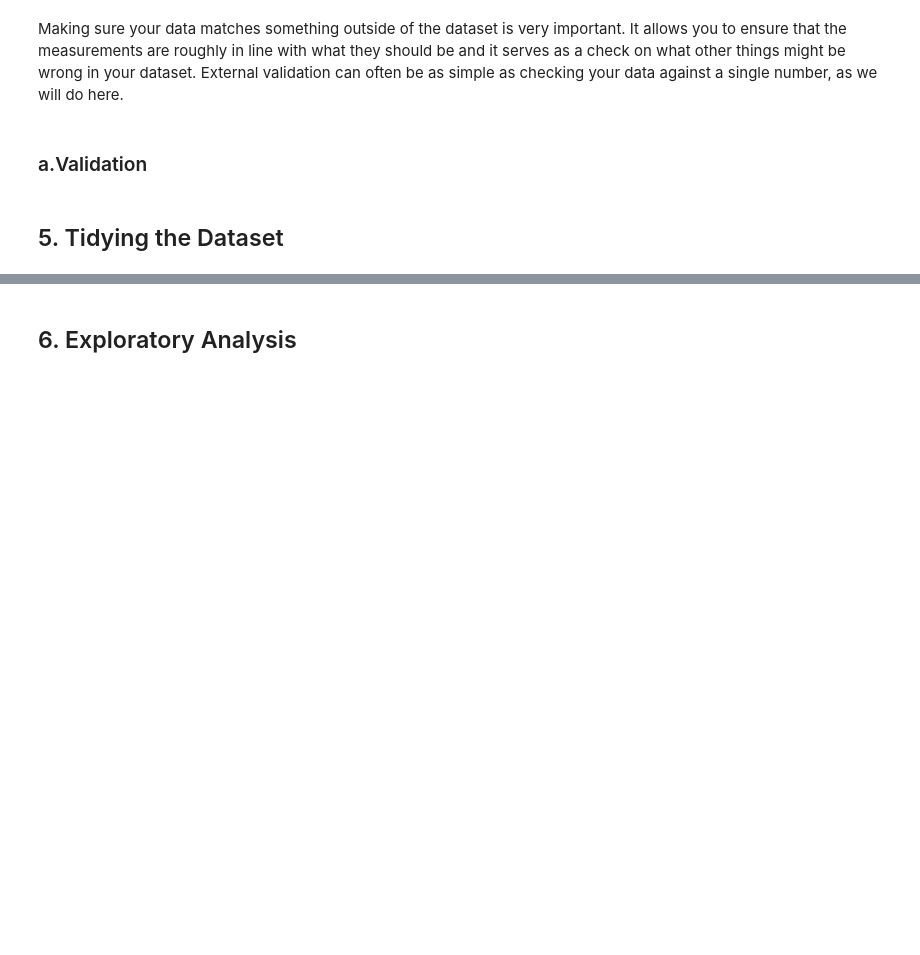
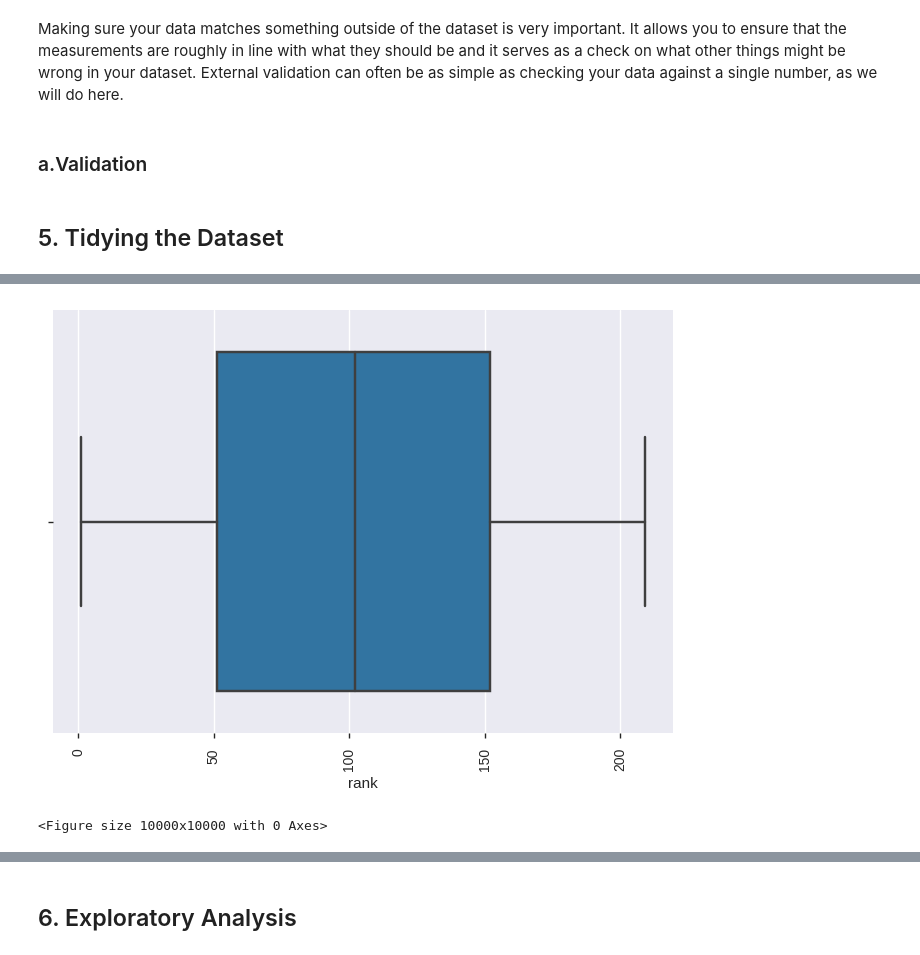
Before and after one commit to StephanieO-jpg/Fifa-IP6, a Jupyter notebook: Supervised_Learning_with_Exploratory_Data_Analysis_for_Mchezopesa_Limited.ipynb, the cells around one changed output, grey strips where cells are left out. Drawn from its saved outputs; the diff is of its cells as text; code cells hidden in the pictures; blank space fills up the shorter version.

```diff
--- a/Supervised_Learning_with_Exploratory_Data_Analysis_for_Mchezopesa_Limited.ipynb
+++ b/Supervised_Learning_with_Exploratory_Data_Analysis_for_Mchezopesa_Limited.ipynb
@@ -53,3 +397,11 @@ Making sure your data matches something outside of the dataset is very important
+# %%
+ax = sns.boxplot(x="rank",data=FIFA)
+plt.xticks(rotation = 90)
+plt.figure(figsize = (100,100))
+plt.show()
+# %% [output]
+[figure, added]
+<Figure size 10000x10000 with 0 Axes>
 # %%
 # Identifying the Missing Data
 #
```
Also changed, not shown: parts of 93 cells of this notebook.
